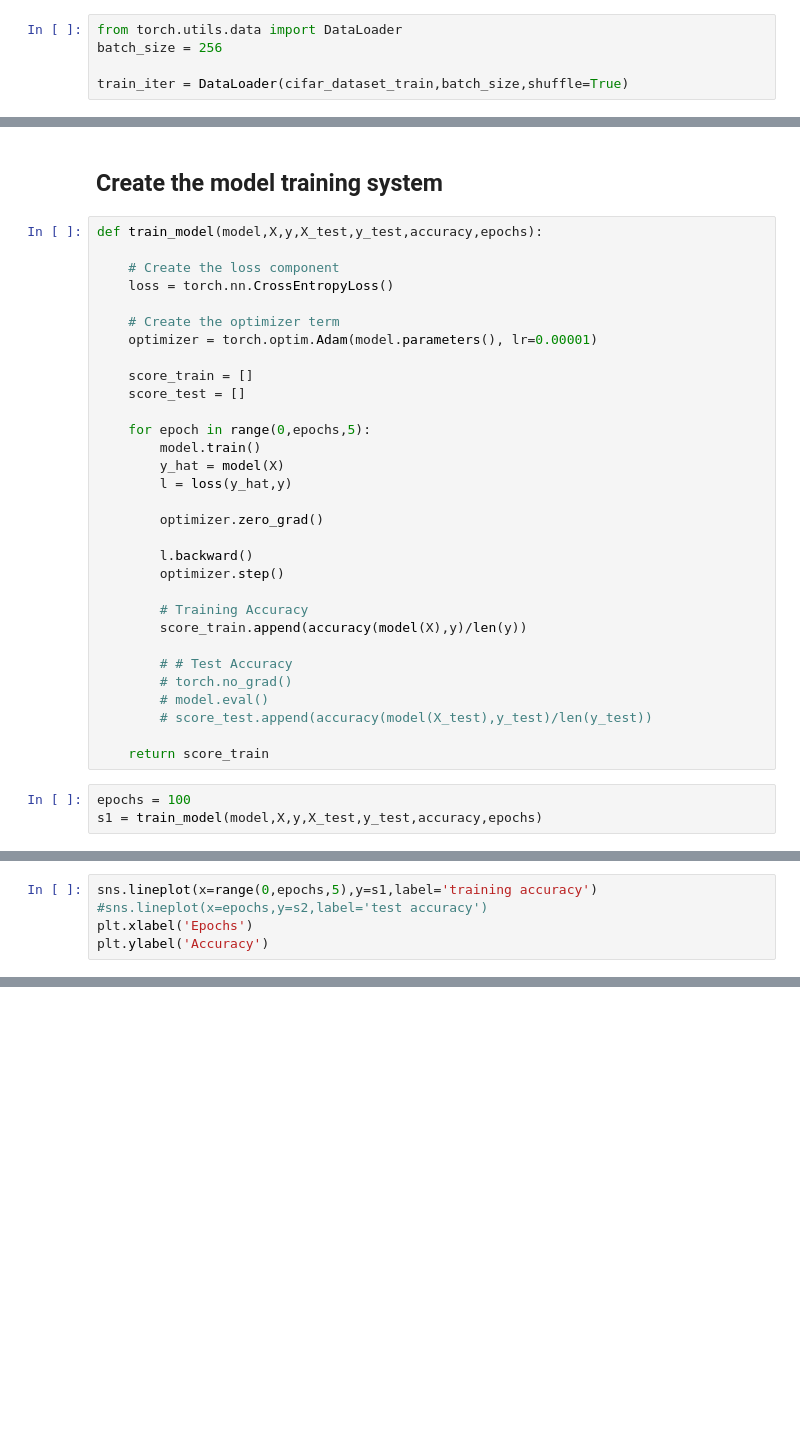
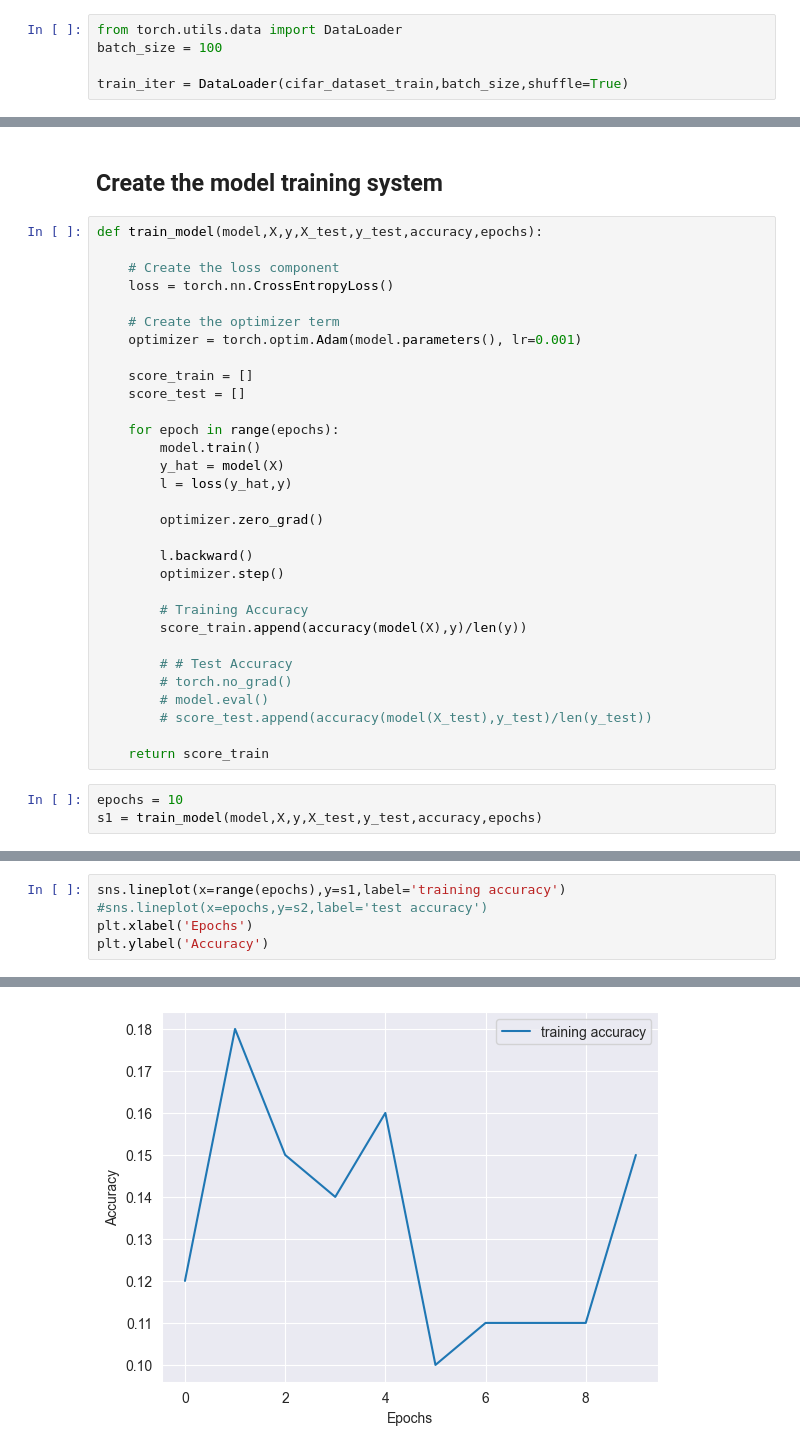
Before and after one commit to IfedayoAkinsuli/Convolutional_Neural_Networks, a Jupyter notebook: NNDL_Assignment.ipynb, the cells around one changed output, grey strips where cells are left out. Saved outputs shown, nothing was run; the diff lists cells and outputs as text; blank space fills up the shorter version.

```diff
--- a/NNDL_Assignment.ipynb
+++ b/NNDL_Assignment.ipynb
@@ -22,7 +22,7 @@ Files already downloaded and verified
 ## Creating the training dataset
 # %%
 from torch.utils.data import DataLoader
-batch_size = 256
+batch_size = 100
 
 train_iter = DataLoader(cifar_dataset_train,batch_size,shuffle=True)
 # %%
@@ -183,12 +229,12 @@ def train_model(model,X,y,X_test,y_test,accuracy,epochs):
     loss = torch.nn.CrossEntropyLoss()
 
     # Create the optimizer term
-    optimizer = torch.optim.Adam(model.parameters(), lr=0.00001)
+    optimizer = torch.optim.Adam(model.parameters(), lr=0.001)
 
     score_train = []
     score_test = []
 
-    for epoch in range(0,epochs,5):
+    for epoch in range(epochs):
         model.train()
         y_hat = model(X)
         l = loss(y_hat,y)
@@ -208,7 +254,7 @@ def train_model(model,X,y,X_test,y_test,accuracy,epochs):
 
     return score_train
 # %%
-epochs = 100
+epochs = 10
 s1 = train_model(model,X,y,X_test,y_test,accuracy,epochs)
 # %%
 s1
@@ -236,5 +263,5 @@ s1
 # %%
-sns.lineplot(x=range(0,epochs,5),y=s1,label='training accuracy')
+sns.lineplot(x=range(epochs),y=s1,label='training accuracy')
 #sns.lineplot(x=epochs,y=s2,label='test accuracy')
 plt.xlabel('Epochs')
 plt.ylabel('Accuracy')
@@ -243,0 +270 @@ Text(0, 0.5, 'Accuracy')
+[figure, added]
```
Also changed, not shown: parts of 7 cells of this notebook.
